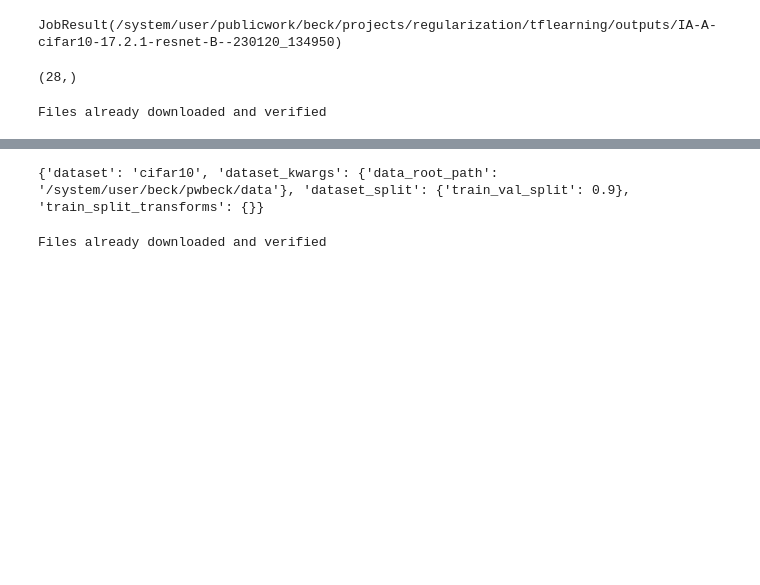
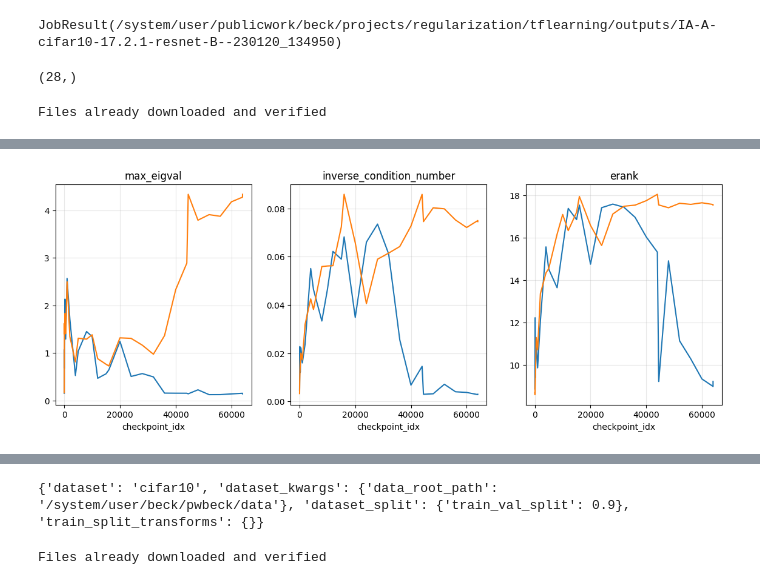
Before and after one commit to maximilianmbeck/tflearning, a Jupyter notebook: notebooks/covariance_gradient_analysis.ipynb, the cells around one changed output, grey strips where cells are left out. Saved outputs shown, nothing was run; the diff lists cells and outputs as text; code cells hidden in the pictures; blank space fills up the shorter version.

Commit message:
plot covariance analysis, wip

```diff
--- a/notebooks/covariance_gradient_analysis.ipynb
+++ b/notebooks/covariance_gradient_analysis.ipynb
@@ -61,0 +64,4 @@ stats
+# %%
+f = plot_covariance_statistics(stats)
+# %% [output]
+[figure, added]
```
Also changed, not shown: parts of 8 cells of this notebook, 1 other file.
